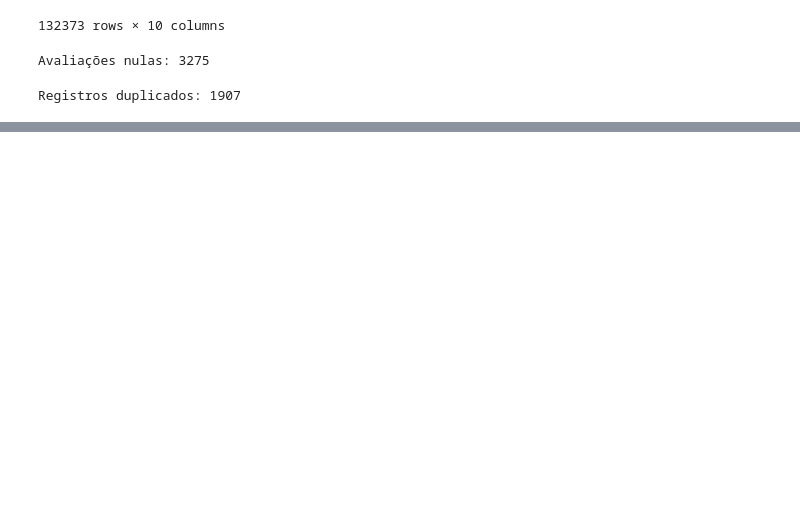
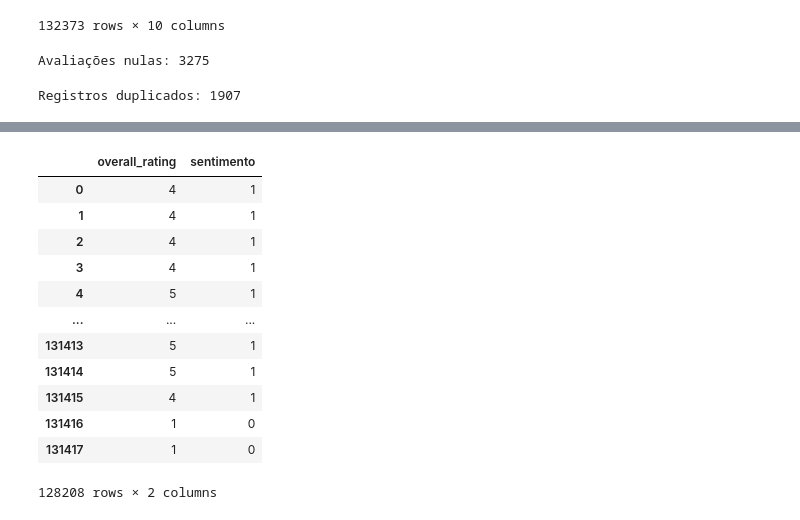
Before and after one commit to PedroIsacS/data_science_aulas, a Jupyter notebook: NLP.ipynb, the cells around one changed output, grey strips where cells are left out. Cells and saved outputs as stored; diff of their text form; code cells hidden in the pictures; blank space fills up the shorter version.

```diff
--- a/NLP.ipynb
+++ b/NLP.ipynb
@@ -49,0 +142,16 @@ Registros duplicados: 1907
+# %%
+dt[['overall_rating','sentimento']]
+# %% [output]
+|  | overall_rating | sentimento |
+| 0 | 4 | 1 |
+| 1 | 4 | 1 |
+| 2 | 4 | 1 |
+| 3 | 4 | 1 |
+| 4 | 5 | 1 |
+| ... | ... | ... |
+| 131413 | 5 | 1 |
+| 131414 | 5 | 1 |
+| 131415 | 4 | 1 |
+| 131416 | 1 | 0 |
+| 131417 | 1 | 0 |
+128208 rows × 2 columns
```
Also changed, not shown: parts of 10 cells of this notebook.
